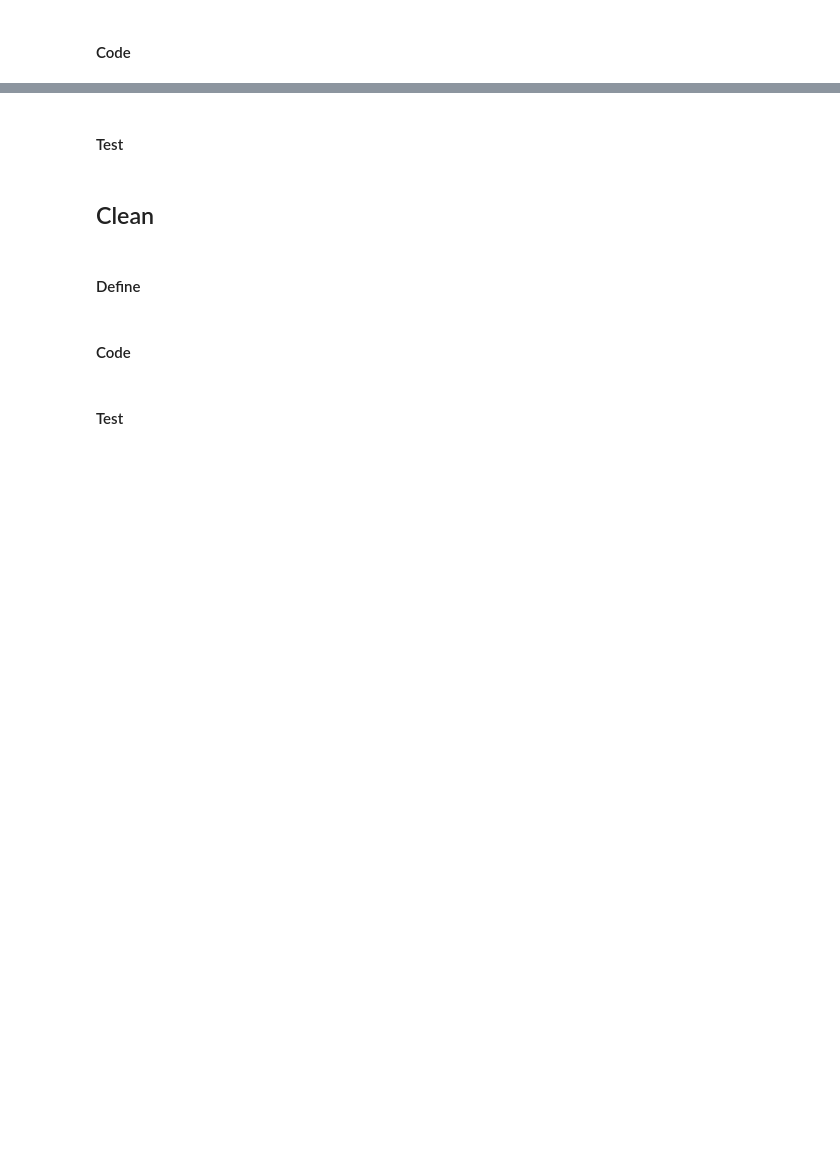
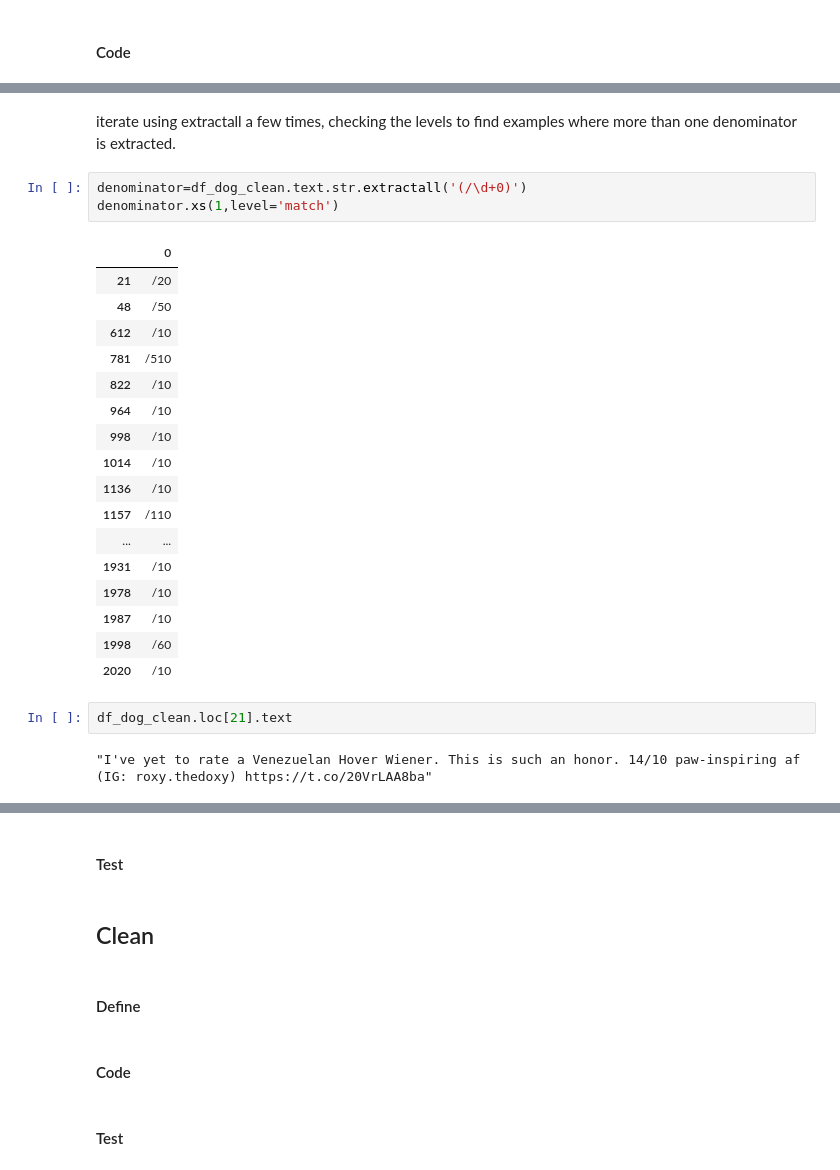
Before and after one commit to mccormd1/Analytics_Nanodegree, a Jupyter notebook: 3-Data Wrangling/Final_Project/wrangle_act.ipynb, the cells around one changed output, grey strips where cells are left out. Drawn from its saved outputs; the diff is of its cells as text; blank space fills up the shorter version.

Commit message:
working through rating denominator

```diff
--- a/3-Data Wrangling/Final_Project/wrangle_act.ipynb
+++ b/3-Data Wrangling/Final_Project/wrangle_act.ipynb
@@ -972,0 +1098,27 @@ df_dog_clean[['name','text']].sample(15,random_state=10)
+# %% [markdown]
+iterate using extractall a few times, checking the levels to find examples where more than one denominator is extracted.
+# %%
+denominator=df_dog_clean.text.str.extractall('(/\d+0)')
+denominator.xs(1,level='match')
+# %% [output]
+|  | 0 |
+| 21 | /20 |
+| 48 | /50 |
+| 612 | /10 |
+| 781 | /510 |
+| 822 | /10 |
+| 964 | /10 |
+| 998 | /10 |
+| 1014 | /10 |
+| 1136 | /10 |
+| 1157 | /110 |
+| ... | ... |
+| 1931 | /10 |
+| 1978 | /10 |
+| 1987 | /10 |
+| 1998 | /60 |
+| 2020 | /10 |
+# %%
+df_dog_clean.loc[21].text
+# %% [output]
+"I've yet to rate a Venezuelan Hover Wiener. This is such an honor. 14/10 paw-inspiring af (IG: roxy.thedoxy) https://t.co/20VrLAA8ba"
```
Also changed, not shown: parts of 21 cells of this notebook.
